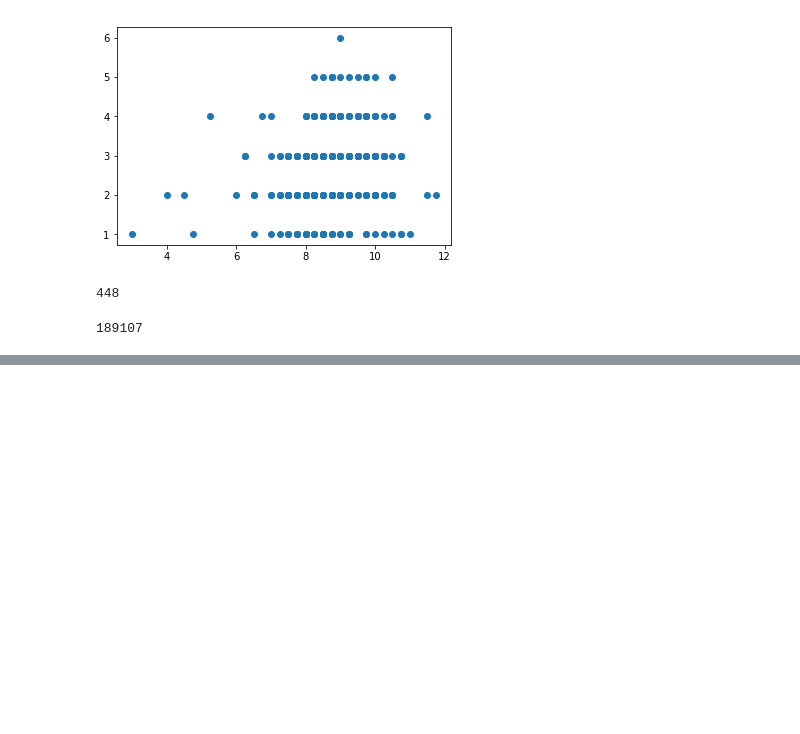
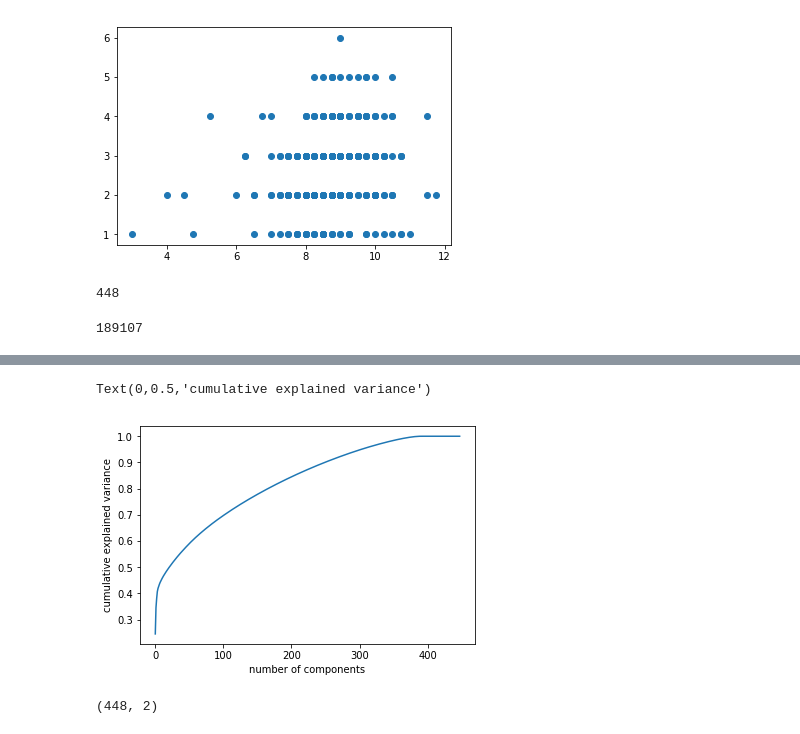
Before and after one commit to Wangzzzzzzzz/DataFest-2019, a Jupyter notebook: datafest_2019.ipynb, the cells around one changed output, grey strips where cells are left out. Saved outputs shown, nothing was run; the diff lists cells and outputs as text; code cells hidden in the pictures; blank space fills up the shorter version.

```diff
--- a/datafest_2019.ipynb
+++ b/datafest_2019.ipynb
@@ -42,4 +42,4 @@ max([len(groups) for groups in gps.groupby('GameID').groups.values()])
 # %% [output]
 189107
 # %%
-tsne_mat = np.zeros((448,189107))
+tsne_mat = np.zeros((448,189107*4))
@@ -48,0 +46,22 @@ tsne_mat = np.zeros((448,189107))
+# %%
+i = 0
+j = 0
+for group in gps.groupby('GameID').groups.values():
+    for player in gps.loc[group].groupby('PlayerID').groups.values():
+        for x in np.array(gps.loc[player].AccelX):
+            tsne_mat[i,j] = x
+            j+=1
+        j = 189107
+        for y in np.array(gps.loc[player].AccelY):
+            tsne_mat[i,j] = y
+            j+=1
+        j = 189107*2
+        for z in np.array(gps.loc[player].AccelZ):
+            tsne_mat[i,j] = z
+            j+=1
+        j = 189107*3
+        for load in np.array(gps.loc[player].AccelLoad):
+            tsne_mat[i,j] = load
+            j+=1
+        i+=1
+        j = 0
@@ -48,0 +72,9 @@ tsne_mat = np.zeros((448,189107))
+# %%
+from sklearn.decomposition import PCA
+pca = PCA().fit(tsne_mat)
+plt.plot(np.cumsum(pca.explained_variance_ratio_))
+plt.xlabel('number of components')
+plt.ylabel('cumulative explained variance')
+# %% [output]
+Text(0,0.5,'cumulative explained variance')
+[figure, added]
@@ -48,0 +84,6 @@ tsne_mat = np.zeros((448,189107))
+# %%
+from sklearn.manifold import TSNE
+embedding = TSNE(n_components=2,perplexity=25,n_iter=600).fit_transform(tsne_mat)
+print(embedding.shape)
+# %% [output]
+(448, 2)
```
Also changed, not shown: parts of 4 cells of this notebook.
